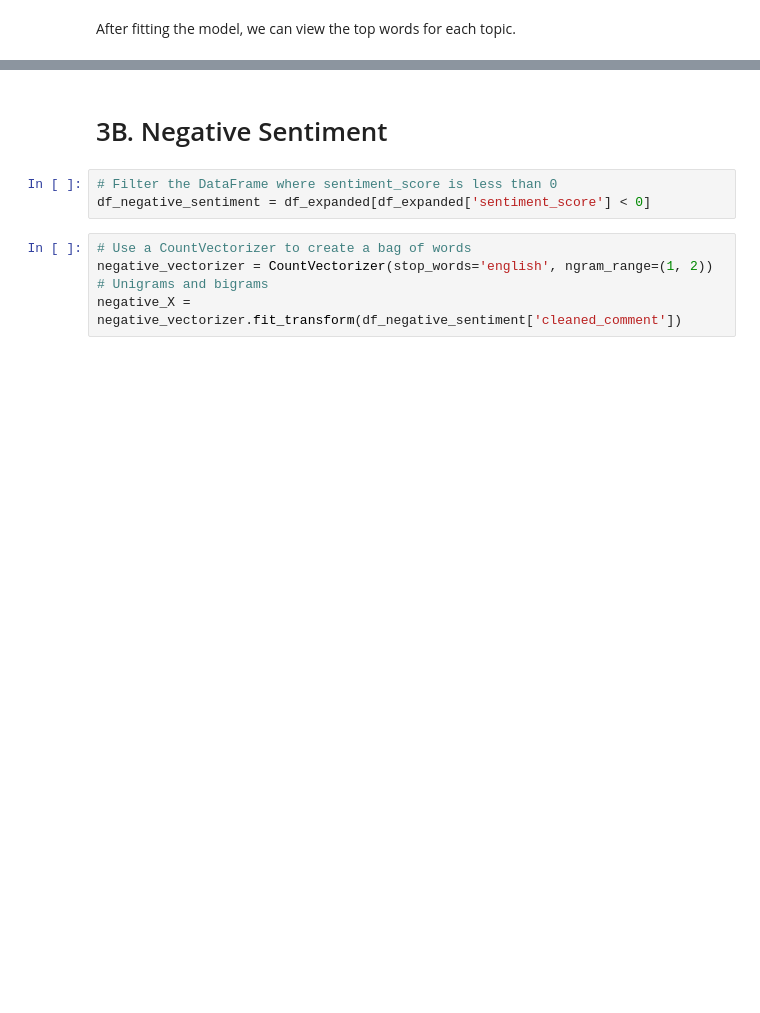
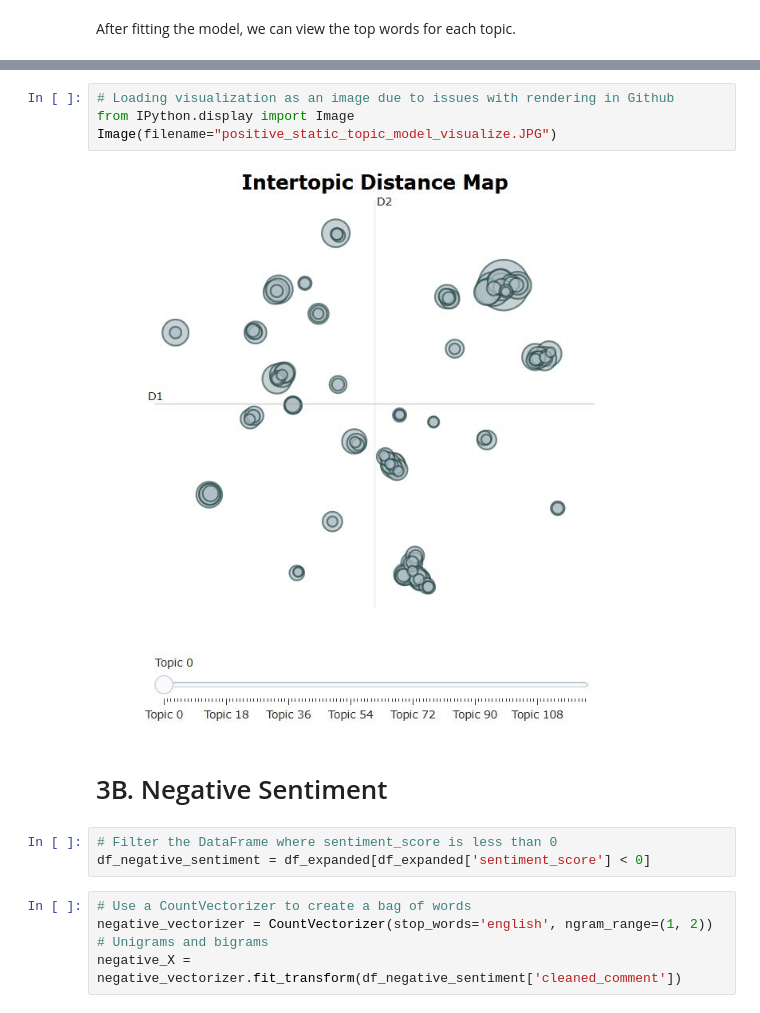
Before and after one commit to Amelia-ZJ/Portfolio, a Jupyter notebook: Decoding Nike’s Customer Sentiment on Reddit/Decoding_Nike’s_Customer_Sentiment_on_Reddit.ipynb, the cells around one changed output, grey strips where cells are left out. Cells and saved outputs as stored; diff of their text form; blank space fills up the shorter version.

```diff
--- a/Decoding Nike’s Customer Sentiment on Reddit/Decoding_Nike’s_Customer_Sentiment_on_Reddit.ipynb
+++ b/Decoding Nike’s Customer Sentiment on Reddit/Decoding_Nike’s_Customer_Sentiment_on_Reddit.ipynb
@@ -724,3 +708,9 @@ topic_model.visualize_topics()
+# %%
+# Loading visualization as an image due to issues with rendering in Github
+from IPython.display import Image
+Image(filename="positive_static_topic_model_visualize.JPG")
+# %% [output]
+[figure, added]
 # %% [markdown]
 # 3B. Negative Sentiment
 # %%
```
Also changed, not shown: parts of 9 cells of this notebook.
